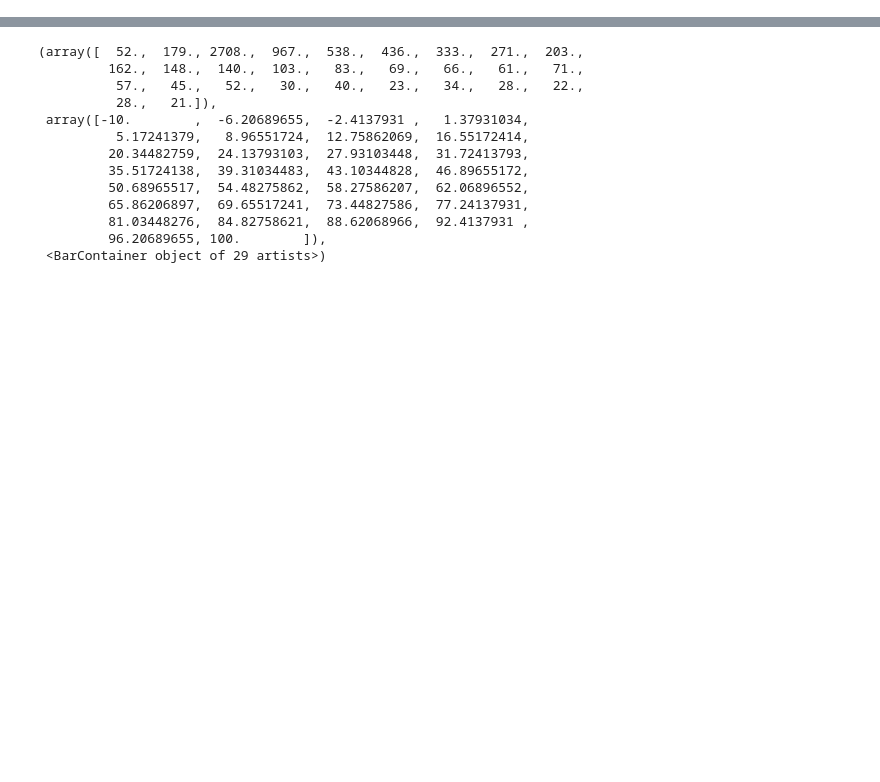
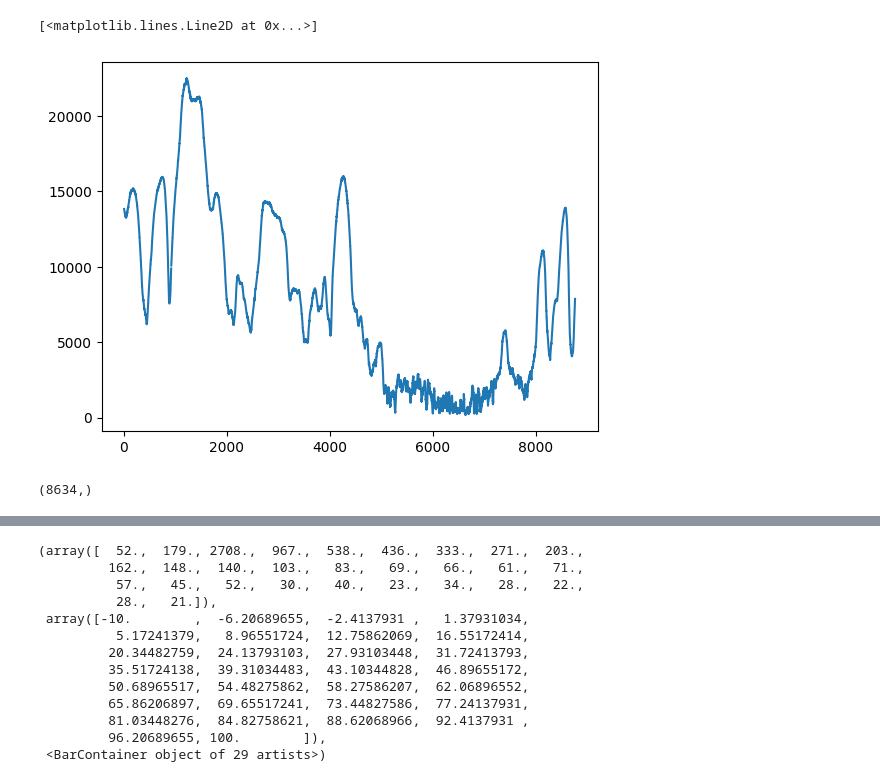
Before and after one commit to nicolas998/nwc_evaluation_platform, a Jupyter notebook: source/playground.ipynb, the cells around one changed output, grey strips where cells are left out. Drawn from its saved outputs; the diff is of its cells as text; code cells hidden in the pictures; blank space fills up the shorter version.

```diff
--- a/source/playground.ipynb
+++ b/source/playground.ipynb
@@ -23,0 +46,5 @@ plotly_colors = [
+# %%
+year = 2019
+d = netCDF4.Dataset('/mnt/y/flow/NWC_forecast/%d_nwc_short_upsegment.nc' % year)
+usgs = d['usgs_id'][:]
+uxt = d['issue_time'][:]
@@ -23,0 +114,11 @@ plotly_colors = [
+# %%
+c = {}
+for usgs_id in usgs_p.index.values[:10]:
+#Get the parent list for the gauge
+    try:
+        childs = get_parent_flow(usgs_id, 2019)
+        c.update({usgs_id:childs['childs']})
+        c[usgs_id] = '{' +','.join(c[usgs_id]) + '}'
+        print(usgs_id)
+    except:
+        pass
@@ -23,0 +163,24 @@ plotly_colors = [
+# %%
+qo = np.load('/mnt/y/flow/USGS_observed/%d/%d_usgs_%s.npz' % (year, year,usgs_id))
+uxt_u = np.unique(qo['data']['uxt'])
+#punique = np.argwhere(np.unique(uxt_u)).T[0]
+#uxt_u = uxt_u[punique]
+#flow = qo['data']['val'][punique]
+#Converts the observed flow to match the nwc forecast
+flow_o = np.ones(d.dimensions['issue_time'].size)*-999
+shared1 = np.argwhere(np.in1d(uxt, uxt_u)).T[0]
+shared2 = np.argwhere(np.in1d(uxt_u, uxt)).T[0]
+#flow_o[shared1] = flow[shared2]*0.028
+#flow_o[flow_o <= 0] = np.nan
+# %%
+flow_o[shared1] = qo['data']['val'][shared2]*0.028
+flow_o[flow_o <= 0] = np.nan
+# %%
+pl.plot(flow_o)
+# %% [output]
+[<matplotlib.lines.Line2D at 0x...>]
+[figure, added]
+# %%
+shared1.shape
+# %% [output]
+(8634,)
```
Also changed, not shown: parts of 19 cells of this notebook, 1 other file.
